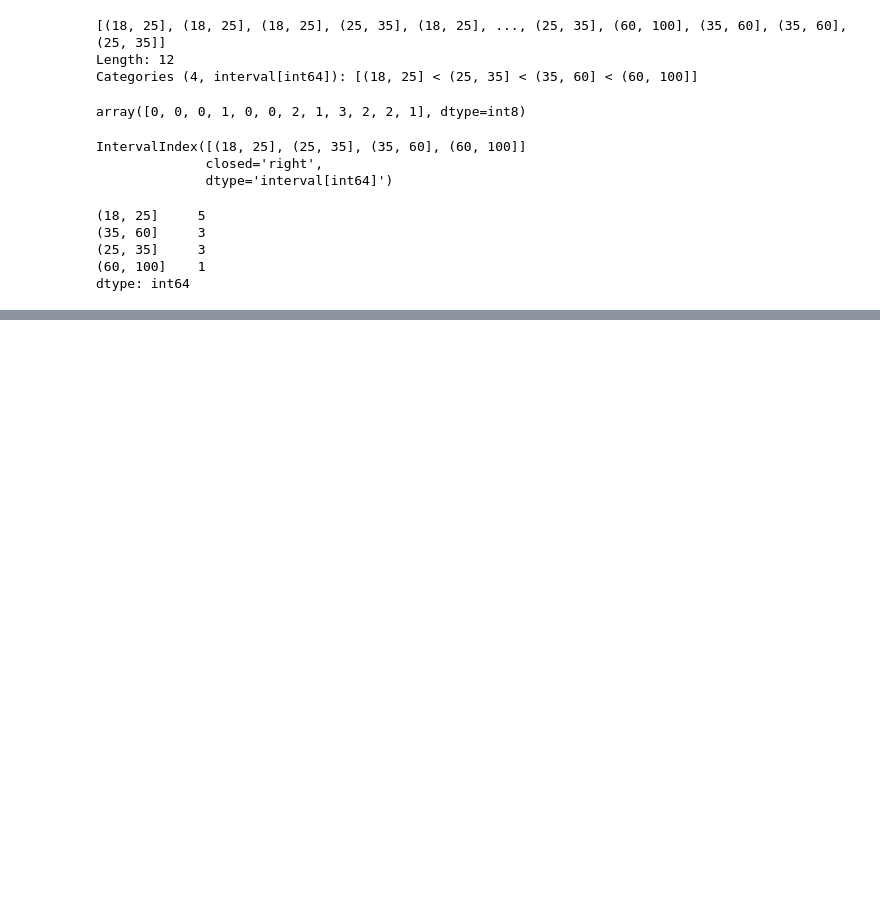
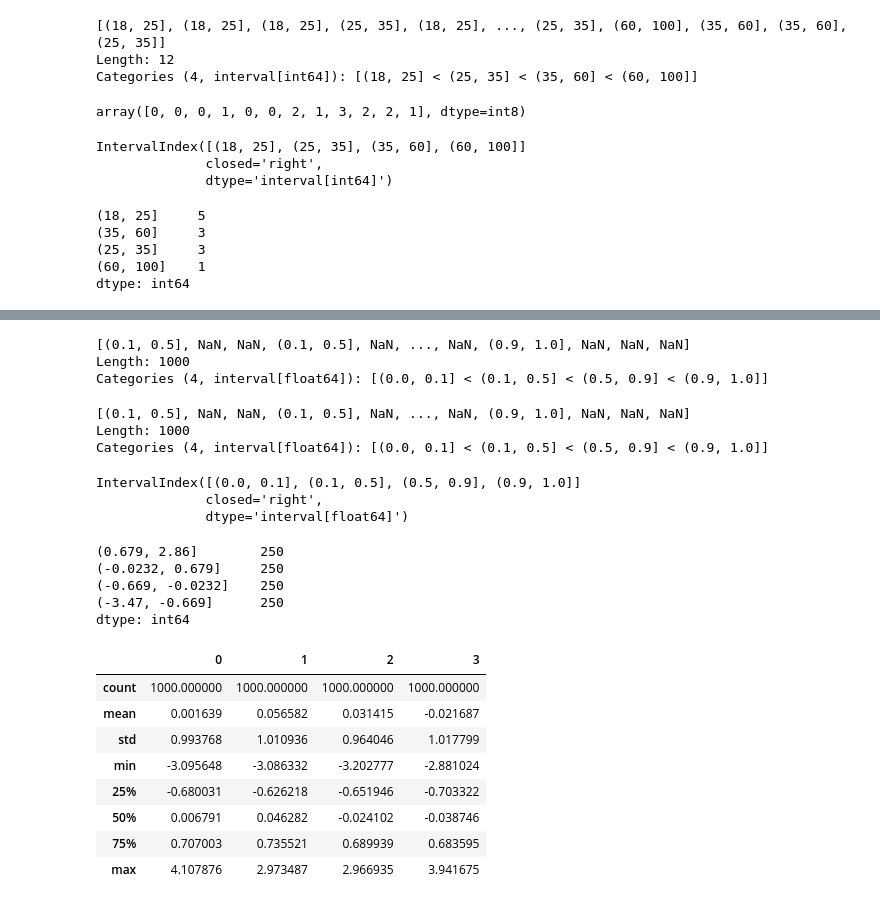
Before and after one commit to RookieDay/py_basic, a Jupyter notebook: pydata-notebook/00_process.ipynb, the cells around one changed output, grey strips where cells are left out. Cells and saved outputs as stored; diff of their text form; code cells hidden in the pictures; blank space fills up the shorter version.

```diff
--- a/pydata-notebook/00_process.ipynb
+++ b/pydata-notebook/00_process.ipynb
@@ -1285,0 +1321,40 @@ dtype: int64
+# %%
+cats2
+# %% [output]
+[(0.1, 0.5], NaN, NaN, (0.1, 0.5], NaN, ..., NaN, (0.9, 1.0], NaN, NaN, NaN]
+Length: 1000
+Categories (4, interval[float64]): [(0.0, 0.1] < (0.1, 0.5] < (0.5, 0.9] < (0.9, 1.0]]
+# %%
+cats2
+# %% [output]
+[(0.1, 0.5], NaN, NaN, (0.1, 0.5], NaN, ..., NaN, (0.9, 1.0], NaN, NaN, NaN]
+Length: 1000
+Categories (4, interval[float64]): [(0.0, 0.1] < (0.1, 0.5] < (0.5, 0.9] < (0.9, 1.0]]
+# %%
+cats2.categories
+# %% [output]
+IntervalIndex([(0.0, 0.1], (0.1, 0.5], (0.5, 0.9], (0.9, 1.0]]
+              closed='right',
+              dtype='interval[float64]')
+# %%
+pd.value_counts(cats)
+# %% [output]
+(0.679, 2.86]        250
+(-0.0232, 0.679]     250
+(-0.669, -0.0232]    250
+(-3.47, -0.669]      250
+dtype: int64
+# %%
+data = pd.DataFrame(np.random.randn(1000, 4))
+# %%
+data.describe()
+# %% [output]
+|  | 0 | 1 | 2 | 3 |
+| count | 1000.000000 | 1000.000000 | 1000.000000 | 1000.000000 |
+| mean | 0.001639 | 0.056582 | 0.031415 | -0.021687 |
+| std | 0.993768 | 1.010936 | 0.964046 | 1.017799 |
+| min | -3.095648 | -3.086332 | -3.202777 | -2.881024 |
+| 25% | -0.680031 | -0.626218 | -0.651946 | -0.703322 |
+| 50% | 0.006791 | 0.046282 | -0.024102 | -0.038746 |
+| 75% | 0.707003 | 0.735521 | 0.689939 | 0.683595 |
+| max | 4.107876 | 2.973487 | 2.966935 | 3.941675 |
```
Also changed, not shown: parts of 24 cells of this notebook, 2 other files.
